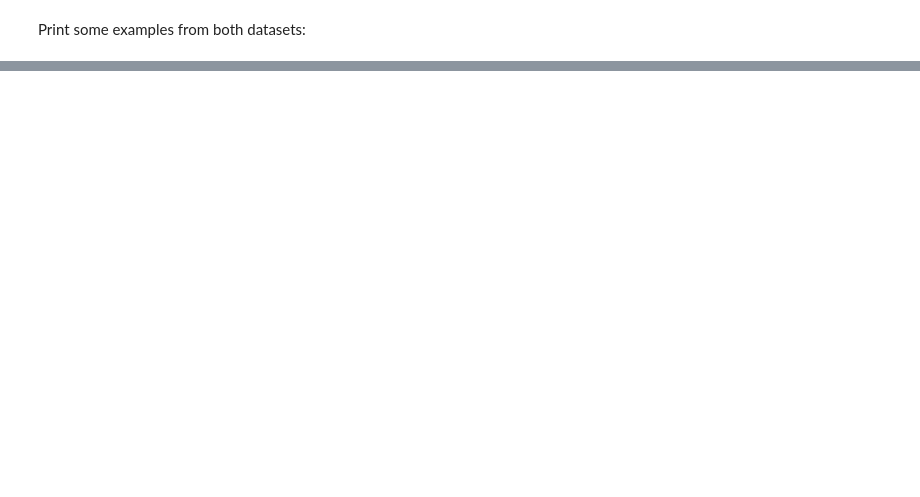
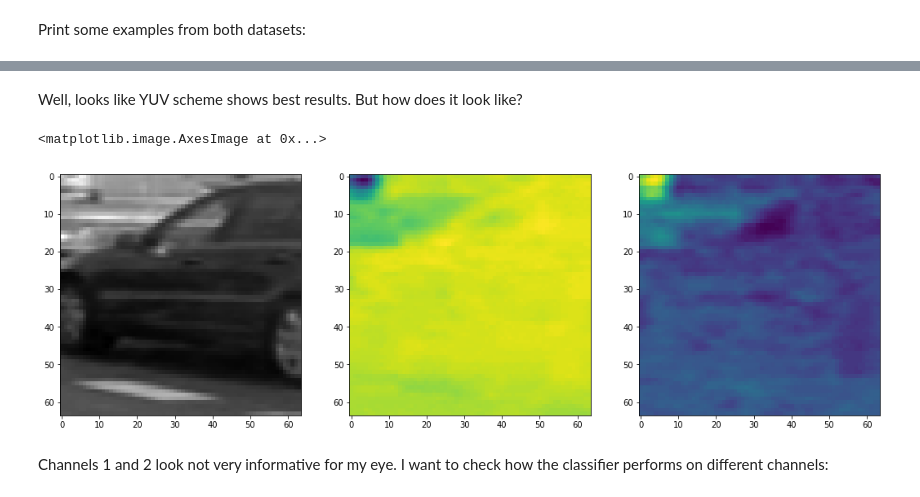
Before and after one commit to bakamoridesu/Vehicle-Tracking, a Jupyter notebook: Tracking.ipynb, the cells around one changed output, grey strips where cells are left out. Saved outputs shown, nothing was run; the diff lists cells and outputs as text; code cells hidden in the pictures; blank space fills up the shorter version.

Commit message:
Feature exploration, classifier training

```diff
--- a/Tracking.ipynb
+++ b/Tracking.ipynb
@@ -142,0 +354,15 @@ def extract_features(imgs, color_space='RGB', spatial_size=(32, 32),
+# %% [markdown]
+Well, looks like YUV scheme shows best results. But how does it look like?
+# %%
+idx = 0
+imgx=mpimg.imread(veh_samples[idx])
+imgx = cv2.cvtColor(imgx, cv2.COLOR_RGB2YUV)
+fig, axarr = plt.subplots(1, 3, figsize=(18,6))
+axarr[0].imshow(imgx[:,:,0], cmap = 'gray')
+axarr[1].imshow(imgx[:,:,1])
+axarr[2].imshow(imgx[:,:,2])
+# %% [output]
+<matplotlib.image.AxesImage at 0x...>
+[figure, added]
+# %% [markdown]
+Channels 1 and 2 look not very informative for my eye. I want to check how the classifier performs on different channels:
```
Also changed, not shown: parts of 49 cells of this notebook.
